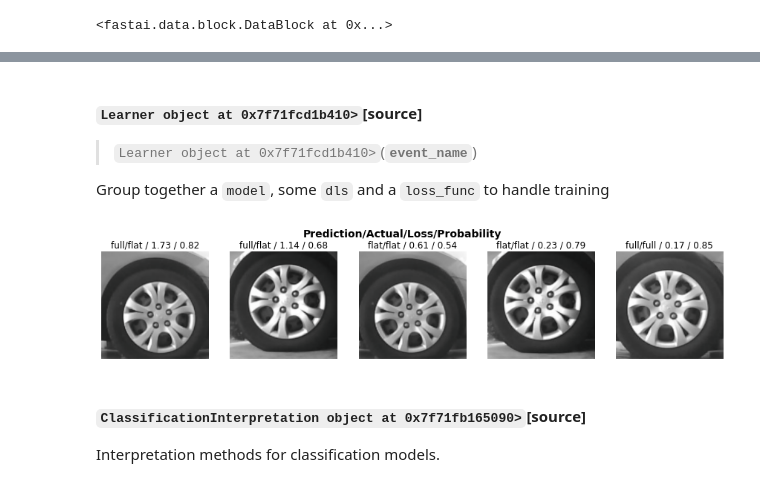
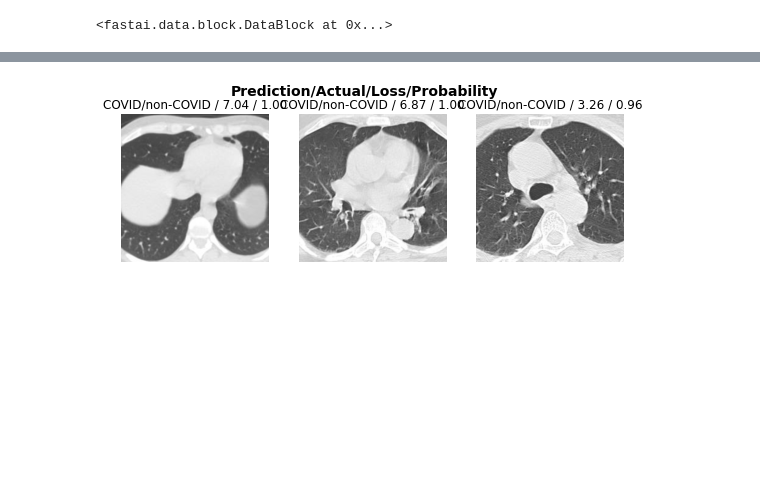
Before and after one commit to tomiambro/covid_transfer_learning, a Jupyter notebook: covid.ipynb, the cells around one changed output, grey strips where cells are left out. Drawn from its saved outputs; the diff is of its cells as text; code cells hidden in the pictures; blank space fills up the shorter version.

Commit message:
First models

```diff
--- a/covid.ipynb
+++ b/covid.ipynb
@@ -85,12 +72,12 @@ Show in docs
 # %%
-tires = DataBlock(
+covid = DataBlock(
     blocks=(ImageBlock, CategoryBlock),
     get_items=get_image_files,
     splitter=RandomSplitter(valid_pct=0.2, seed=42),
     get_y=parent_label,
-    item_tfms=Resize(128))
+    item_tfms=Resize(350,350))
 
-tires
+covid
 # %% [output]
 <fastai.data.block.DataBlock at 0x...>
 # %%
@@ -101,5 +88,5 @@ dls.valid.show_batch(max_n=5)
 # %%
-tires = tires.new(
-    item_tfms=RandomResizedCrop(224, min_scale=0.5),
+covid = covid.new(
+    item_tfms=RandomResizedCrop(128, min_scale=0.5),
     batch_tfms=aug_transforms())
-dls = tires.dataloaders(path)
+dls = covid.dataloaders(path)
@@ -113,4 +93,5 @@ X = torch.linalg.solve(A, B) (Triggered internally at  /pytorch/aten/src/ATen/na
+# %%
+learn = cnn_learner(dls, resnet18, metrics=FBeta(2))
 # %%
-learn = cnn_learner(dls, resnet18, metrics=accuracy)
 learn.lr_find(start_lr=1e-6, end_lr=0.1)
 # %% [output]
@@ -140,15 +120,4 @@ interp.plot_confusion_matrix()
-# %%
-doc(learn)
-# %% [output]
-Learner object at 0x...>[source]
-Learner object at 0x...>(event_name)
-Group together a model, some dls and a loss_func to handle training
 # %%
-interp.plot_top_losses(5, nrows=1)
+interp.plot_top_losses(3)
 # %% [output]
-[figure, old version]
+[figure, new version]
-# %%
-doc(interp)
-# %% [output]
-ClassificationInterpretation object at 0x...>[source]
-Interpretation methods for classification models.
```
Also changed, not shown: parts of 18 cells of this notebook.
